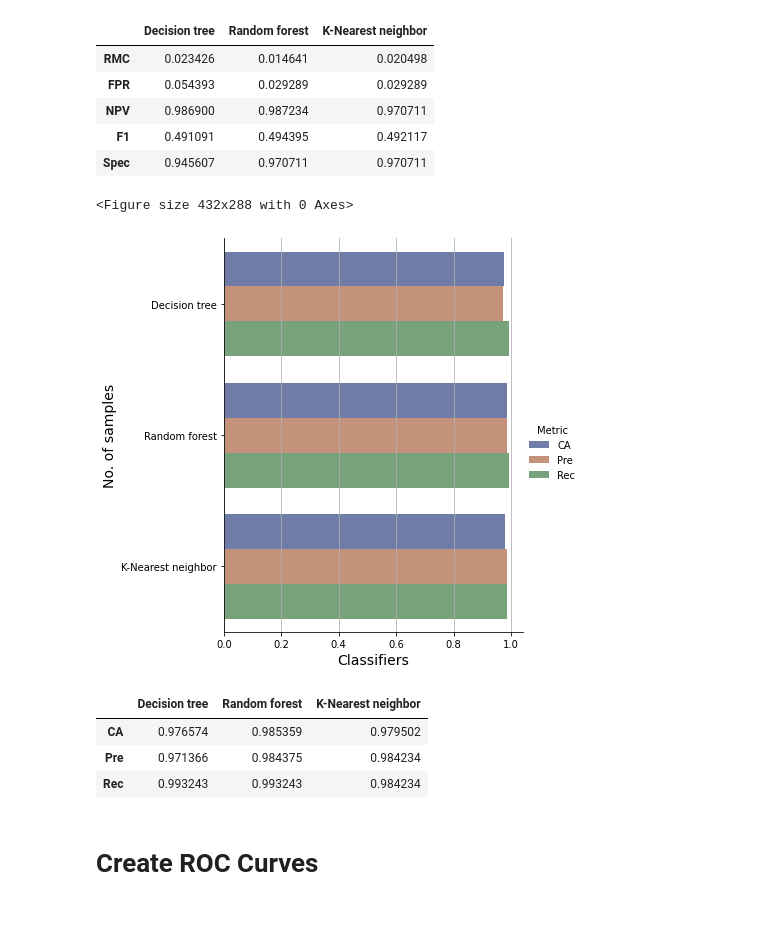
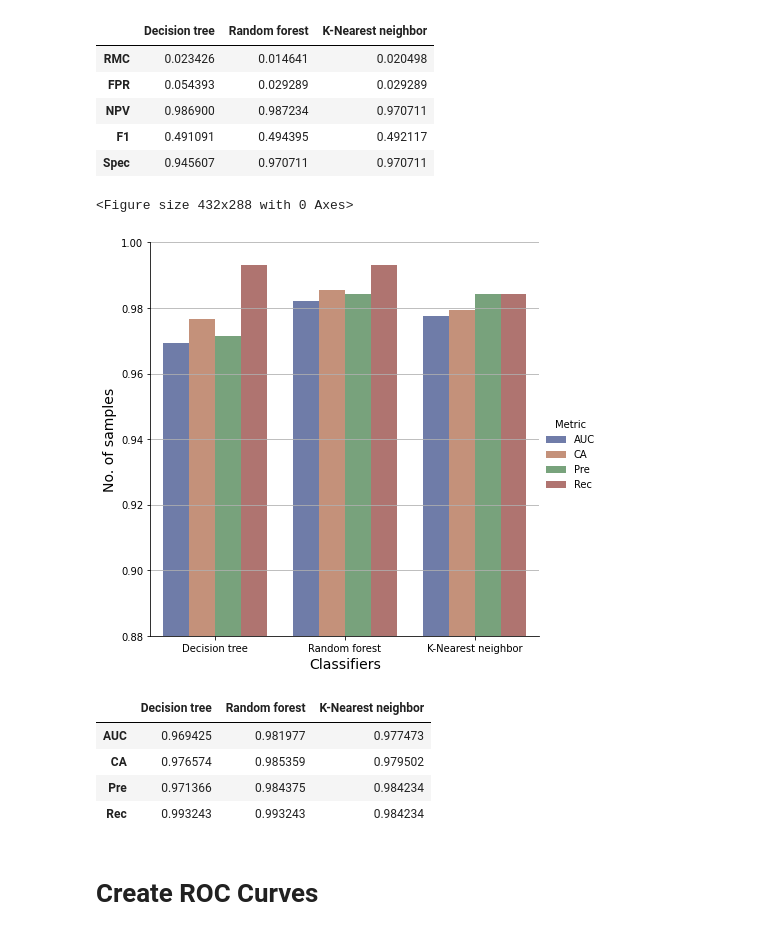
Before and after one commit to cleversonahum/breast_cancer_diagnosis, a Jupyter notebook: notebook/dt_classifier_breast_cancer.ipynb, the cells around one changed output. Drawn from its saved outputs; the diff is of its cells as text; code cells hidden in the pictures.

Commit message:
Adding AUC value to the plots
I updated the code to plot performance metrics adding the AUC ROC value.

```diff
--- a/notebook/dt_classifier_breast_cancer.ipynb
+++ b/notebook/dt_classifier_breast_cancer.ipynb
@@ -265,11 +265,14 @@ def plot_metrics(dataframe, metric_indexes, indexes_results, orientation, xlabel
         y = "value"
         x = "classifier_type"
         gridon = "y"
+
     x = "value" if orientation=="h" else "classifier_type"
     y = "classifier_type" if orientation=="h" else "value"
     sns.catplot(data=df_perf_results, kind="bar", orient=orientation, x=x, y=y, hue="Metric", ci="sd", palette="dark", alpha=.6, height=6)
     plt.ylabel(xlabel, fontsize=14)
     plt.xlabel(ylabel, fontsize=14)
+    if indexes_results == ["AUC", "CA", "Pre", "Rec"]:
+        plt.ylim([0.88, 1])
     plt.grid(axis=gridon)
     plt.show()
 
@@ -314,11 +317,21 @@ def perf_metrics(confusion_values):
 
     return np.array([accuracy, precision, specificity, tp_rate, fp_rate, npv, misclassification_rate, f1_score])
 
-perf_results = np.zeros((confusion_matrixes.shape[0], 8))
+perf_results = np.zeros((confusion_matrixes.shape[0], 9))
 for i in np.arange(confusion_matrixes.shape[0]):
-    perf_results[i,:] = perf_metrics(confusion_matrixes[i,:])
+    perf_results[i,0:8] = perf_metrics(confusion_matrixes[i,:])
+
+# Calculate AUC and ROC curve
+fpr = dict()
+tpr = dict()
+roc_auc = dict()
+
+for index, classifier_info in enumerate(classifiers):
+    fpr[classifier_info[1]], tpr[classifier_info[1]], _ = roc_curve(outputs, classifier_info[0].predict(entries))
+    roc_auc[classifier_info[1]] = auc(fpr[classifier_info[1]], tpr[classifier_info[1]])
+perf_results[:,8] = [roc_auc[i] for i in roc_auc]
 # %%
-metric_indexes = ["CA", "Pre", "Spec", "Rec", "FPR", "NPV", "RMC", "F1"] # that stands for Classification accuracy, Precision, Specificity, Recall/TP rate,
+metric_indexes = ["CA", "Pre", "Spec", "Rec", "FPR", "NPV", "RMC", "F1", "AUC"] # that stands for Classification accuracy, Precision, Specificity, Recall/TP rate,
 # False positive rate, negative predictive value, misclassification rate and F1, respectively.
 indexes_result2 = ["RMC", "FPR", "NPV", "F1", "Spec"]
 
@@ -337,16 +350,17 @@ df_perf_results[indexes_result2].T
 | F1 | 0.491091 | 0.494395 | 0.492117 |
 | Spec | 0.945607 | 0.970711 | 0.970711 |
 # %%
-indexes_result3 = ["CA", "Pre", "Rec"]
-plot_metrics(perf_results, metric_indexes, indexes_result3, "h", "No. of samples", "Classifiers")
+indexes_result3 = ["AUC", "CA", "Pre", "Rec"]
+plot_metrics(perf_results, metric_indexes, indexes_result3, "v", "No. of samples", "Classifiers")
 # %% [output]
 <Figure size 432x288 with 0 Axes>
-[figure, old version]
+[figure, new version]
 # %%
 df_perf_results = pd.DataFrame(perf_results, columns=metric_indexes, index=[label for _, label in classifiers])
 df_perf_results[indexes_result3].T
 # %% [output]
 |  | Decision tree | Random forest | K-Nearest neighbor |
+| AUC | 0.969425 | 0.981977 | 0.977473 |
 | CA | 0.976574 | 0.985359 | 0.979502 |
 | Pre | 0.971366 | 0.984375 | 0.984234 |
 | Rec | 0.993243 | 0.993243 | 0.984234 |
```
